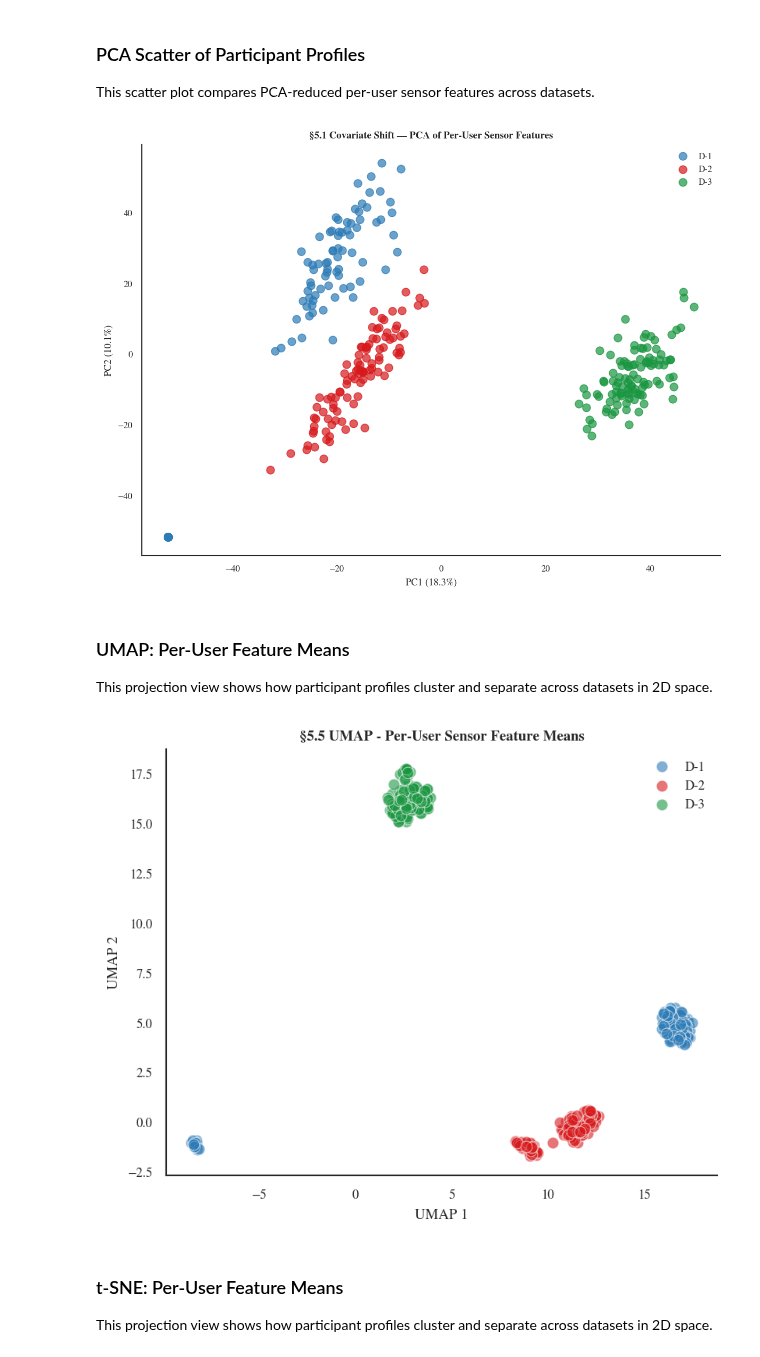
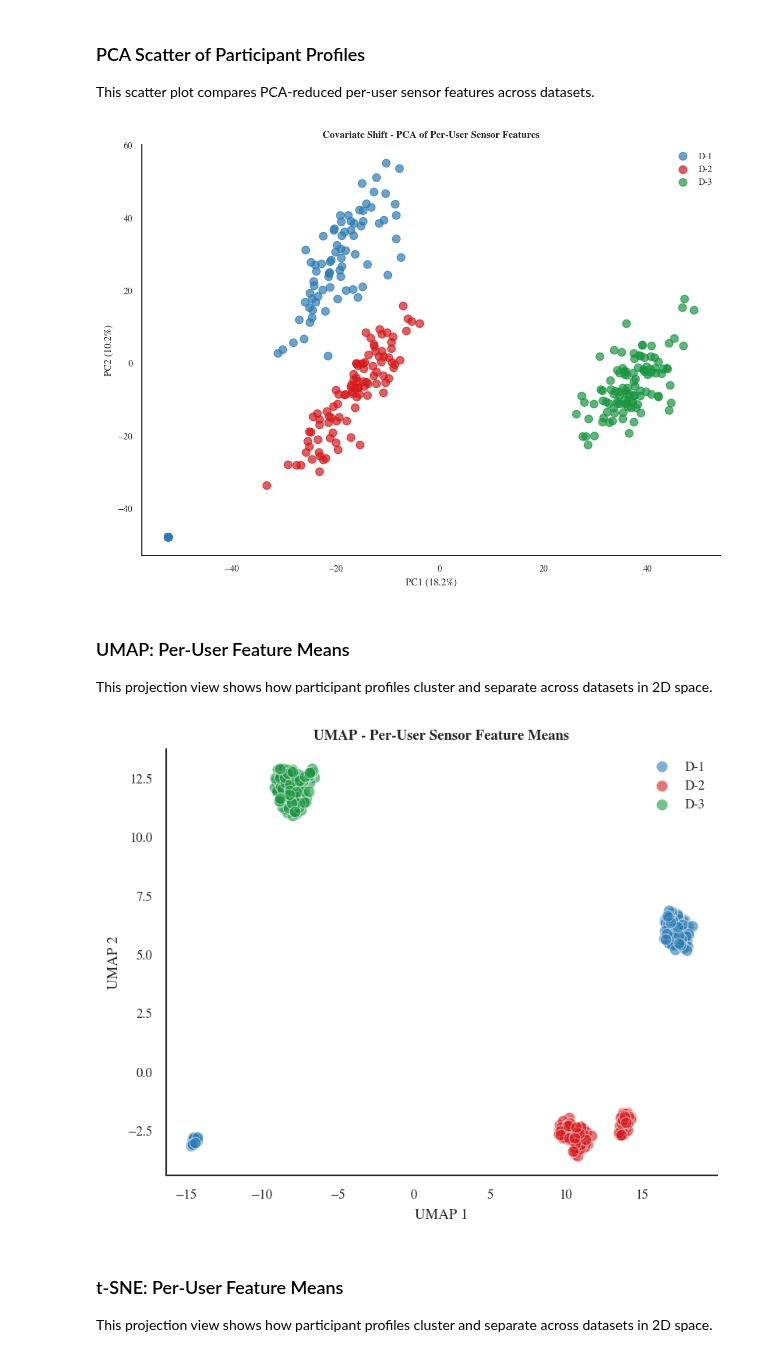
Before and after one commit to Kaist-ICLab/EmoPhone, a Jupyter notebook: EDA/psych_affect.ipynb, the cells around one changed output. Drawn from its saved outputs; the diff is of its cells as text; code cells hidden in the pictures.

```diff
--- a/EDA/psych_affect.ipynb
+++ b/EDA/psych_affect.ipynb
@@ -79,9 +78,28 @@ esm_by_wave, userinfo_by_wave, esm_all = load_wave_esm_userinfo(
     include_study_day=True,
 )
 
+df_X_28d, df_X_28d_stats = apply_28d_window(
+    df_X_combined,
+    dataset_col="META#dataset",
+    pid_col="PIF#participantID",
+    ts_col="PIF#timestamp",
+    dataset_order=WAVE_KEYS,
+)
+
+esm_all_28d, esm_28d_stats = apply_28d_window(
+    esm_all,
+    dataset_col="Wave",
+    pid_col="Pcode",
+    ts_col="ResponseTime",
+    dataset_order=WAVE_KEYS,
+)
+esm_by_wave_28d = {
+    k: esm_all_28d[esm_all_28d["Wave"] == k].copy() for k in WAVE_KEYS
+}
+
 def user_series(wave_key: str, trait_col: str) -> pd.Series:
     """Return per-user mean for a given wave and column (ESM → UserInfo fallback)."""
-    esm_df = esm_by_wave.get(wave_key, pd.DataFrame())
+    esm_df = esm_by_wave_28d.get(wave_key, pd.DataFrame())
     if not esm_df.empty and trait_col in esm_df.columns:
         return esm_df.groupby("Pcode")[trait_col].mean()
     ui_df = userinfo_by_wave.get(wave_key, pd.DataFrame())
@@ -236,26 +254,26 @@ else:
 _meta_cols = {"META#dataset", "PIF#participantID", "PIF#stress_label",
               "PIF#time_offset", "PIF#timestamp", "__src"}
 _common_cols = (
-    set(df_X_combined[df_X_combined["META#dataset"] == "D-1"].columns)
-    & set(df_X_combined[df_X_combined["META#dataset"] == "D-2"].columns)
-    & set(df_X_combined[df_X_combined["META#dataset"] == "D-3"].columns)
+    set(df_X_28d[df_X_28d["META#dataset"] == "D-1"].columns)
+    & set(df_X_28d[df_X_28d["META#dataset"] == "D-2"].columns)
+    & set(df_X_28d[df_X_28d["META#dataset"] == "D-3"].columns)
 )
 common_feature_cols = list(_common_cols - _meta_cols)
 numeric_common = [
     c for c in common_feature_cols
-    if df_X_combined[c].dtype in ["float64", "int64", "float32", "int32"]
+    if df_X_28d[c].dtype in ["float64", "int64", "float32", "int32"]
 ]
 
-d1_data = df_X_combined[df_X_combined["META#dataset"] == "D-1"]
-d2_data = df_X_combined[df_X_combined["META#dataset"] == "D-2"]
-d3_data = df_X_combined[df_X_combined["META#dataset"] == "D-3"]
+d1_data = df_X_28d[df_X_28d["META#dataset"] == "D-1"]
+d2_data = df_X_28d[df_X_28d["META#dataset"] == "D-2"]
+d3_data = df_X_28d[df_X_28d["META#dataset"] == "D-3"]
 # %% [markdown]
 ---
 ### Covariate Shift: P(X) differs across waves
 # %%
-# ── 3. PCA VISUALIZATION (PER-USER MEANS) ─────────────────────────────────
+# PCA VISUALIZATION (PER-USER MEANS) ─────────────────────────────────
 # Compute per-user feature means
-user_means = df_X_combined.groupby(['PIF#participantID', 'META#dataset'])[numeric_common].mean()
+user_means = df_X_28d.groupby(['PIF#participantID', 'META#dataset'])[numeric_common].mean()
 user_means = user_means.reset_index()
 # Prepare data for PCA
 X = user_means[numeric_common].fillna(0).values
@@ -278,36 +296,36 @@ for ds, color in COLORS.items():
 
 ax.set_xlabel(f"PC1 ({pca.explained_variance_ratio_[0]*100:.1f}%)", fontsize=9)
 ax.set_ylabel(f"PC2 ({pca.explained_variance_ratio_[1]*100:.1f}%)", fontsize=9)
-ax.set_title("§5.1 Covariate Shift — PCA of Per-User Sensor Features", fontsize=9, fontweight="bold")
+ax.set_title("Covariate Shift - PCA of Per-User Sensor Features", fontsize=9, fontweight="bold")
 ax.legend(fontsize=8, frameon=False)
 ax.spines[["top", "right"]].set_visible(False)
 plt.tight_layout()
 plt.show()
 # %% [output]
-[figure, old version]
+[figure, new version]
 # %% [markdown]
 ### UMAP: Per-User Feature Means
 
 This projection view shows how participant profiles cluster and separate across datasets in 2D space.
 # %%
-# ── §5.5 UMAP: Per-User Feature Means ────────────────────────────────────────
+# ── UMAP: Per-User Feature Means ────────────────────────────────────────
 reducer = umap.UMAP(n_components=2, random_state=42, n_neighbors=15, min_dist=0.1)
 X_umap = reducer.fit_transform(X_scaled)
 
 fig, ax = plt.subplots(figsize=(5.5, 4.5))
 for ds, color in COLORS.items():
     mask = user_means["META#dataset"] == ds
     ax.scatter(X_umap[mask, 0], X_umap[mask, 1],
                c=color, label=ds, alpha=0.6, s=50, edgecolors="white", linewidth=0.5)
 ax.set_xlabel("UMAP 1", fontsize=9)
 ax.set_ylabel("UMAP 2", fontsize=9)
-ax.set_title("§5.5 UMAP - Per-User Sensor Feature Means", fontsize=9, fontweight="bold")
+ax.set_title("UMAP - Per-User Sensor Feature Means", fontsize=9, fontweight="bold")
 ax.legend(fontsize=8, frameon=False)
 ax.spines[["top", "right"]].set_visible(False)
 plt.tight_layout()
 plt.show()
 # %% [output]
-[figure, old version]
+[figure, new version]
 # %% [markdown]
 ### t-SNE: Per-User Feature Means
 
```
Also changed, not shown: parts of 11 cells of this notebook, 29 other files.
